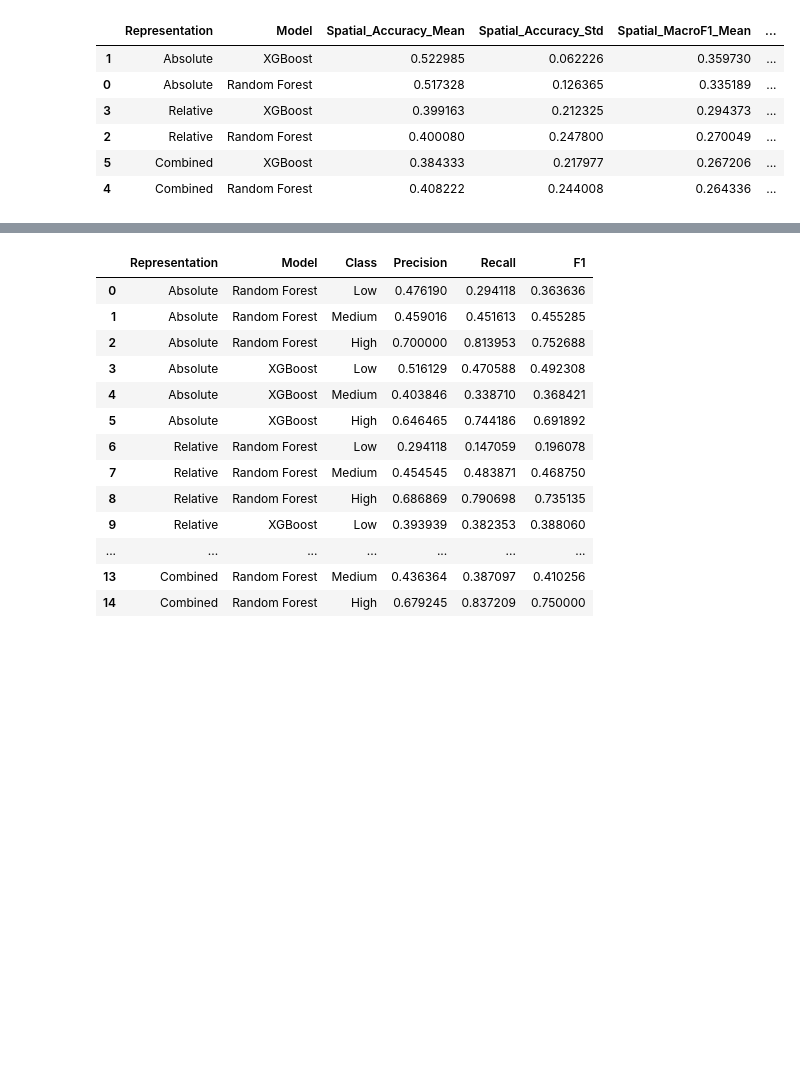
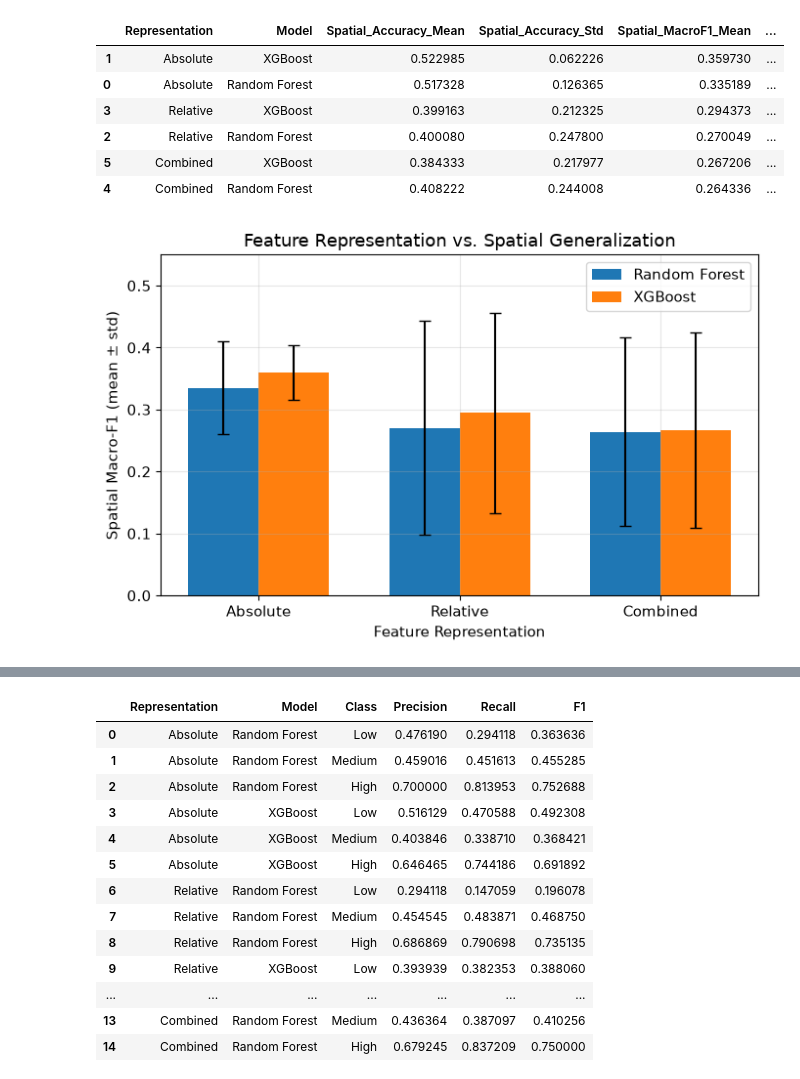
Before and after one commit to aangyeoki/Evaluating-Spatial-Generalization-of-ML-for-Community-Association-RW--Level-Flood-Risk-Prediction, a Jupyter notebook: Spatial Generalization Evaluation.ipynb, the cells around one changed output, grey strips where cells are left out. Cells and saved outputs as stored; diff of their text form; code cells hidden in the pictures; blank space fills up the shorter version.

```diff
--- a/Spatial Generalization Evaluation.ipynb
+++ b/Spatial Generalization Evaluation.ipynb
@@ -4,17 +4,28 @@ import numpy as np
 import pandas as pd
 import matplotlib.pyplot as plt
 
+from sklearn.utils.class_weight import compute_sample_weight
+from imblearn.over_sampling import RandomOverSampler
 from sklearn.ensemble import RandomForestClassifier
 from sklearn.model_selection import GroupKFold
 from sklearn.metrics import (
-    accuracy_score, f1_score, classification_report,
-    confusion_matrix
+    accuracy_score,
+    f1_score,
+    precision_score,
+    recall_score,
+    confusion_matrix,
+    classification_report,
+    cohen_kappa_score
 )
 
 import xgboost as xgb
 
-RANDOM_STATE = 42
-df = pd.read_csv('assets/rw_ciliwung_hilir_v5_relatif.csv')
+RANDOM_STATE, DPI = 42, 300
+CLASSES = ["Low", "Medium", "High"]
+CSV_PATH = "assets/rw_ciliwung_hilir_v5_relatif.csv"
+GEOJSON_PATH = "assets/rw_ciliwung_hilir_v5.geojson"
+plt.rcParams.update({"font.size": 11, "axes.grid": True, "grid.alpha": 0.3})
+df = pd.read_csv(CSV_PATH)
 
 print("Shape:", df.shape)
 print("Relative columns:", [c for c in df.columns if "_rel_" in c])
@@ -421,0 +458,26 @@ results_df.sort_values(
+# %%
+rows = []
+for rep, feats in SETS.items():
+    X, y = d[feats], d["target"]
+    for mn in ["Random Forest", "XGBoost"]:
+        f1s = []
+        for tr, te in gkf.split(X, y, groups):
+            m = make(mn); m.fit(X.iloc[tr], y.iloc[tr])
+            f1s.append(f1_score(y.iloc[te], m.predict(X.iloc[te]), average="macro", zero_division=0))
+        rows.append({"Representation":rep, "Model":mn,
+                     "mean":np.mean(f1s), "std":np.std(f1s)})
+feat = pd.DataFrame(rows)
+rep_order, mdl = ["Absolute","Relative","Combined"], ["Random Forest","XGBoost"]
+f1 = feat.pivot(index="Representation", columns="Model", values="mean").reindex(rep_order)[mdl]
+sd = feat.pivot(index="Representation", columns="Model", values="std").reindex(rep_order)[mdl]
+x, w = np.arange(3), 0.35
+fig, ax = plt.subplots(figsize=(7,4.5))
+for i,m in enumerate(mdl):
+    ax.bar(x+(i-0.5)*w, f1[m], w, yerr=sd[m], capsize=4, label=m)
+ax.set_xticks(x); ax.set_xticklabels(rep_order)
+ax.set_ylabel("Spatial Macro-F1 (mean $\\pm$ std)"); ax.set_xlabel("Feature Representation")
+ax.set_title("Feature Representation vs. Spatial Generalization")
+ax.set_ylim(0,0.55); ax.legend()
+fig.tight_layout(); fig.savefig("results/feature_representation.png", dpi=DPI); plt.show()
+# %% [output]
+[figure, added]
```
Also changed, not shown: parts of 11 cells of this notebook, 10 other files.
